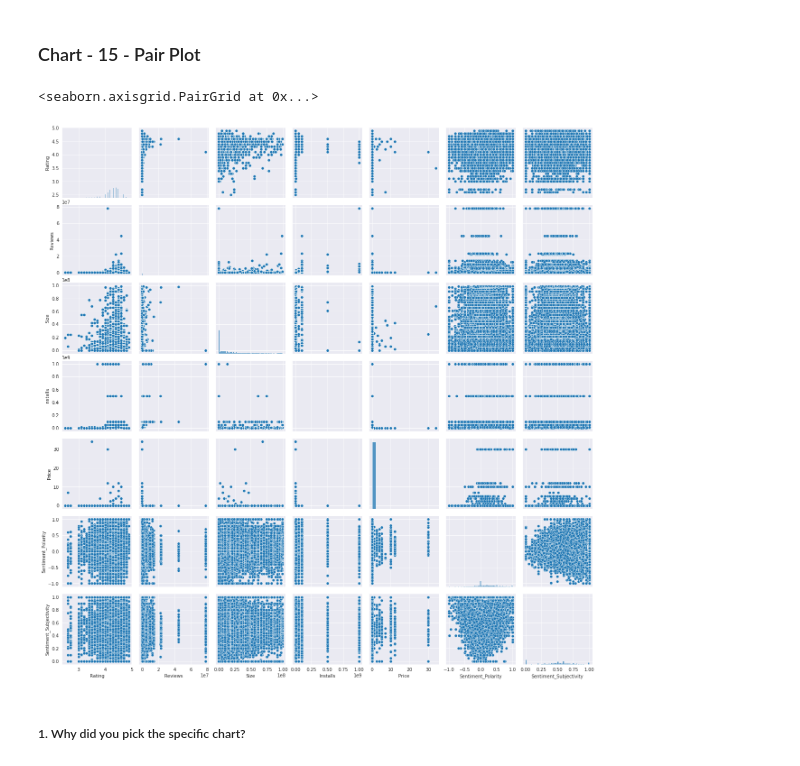
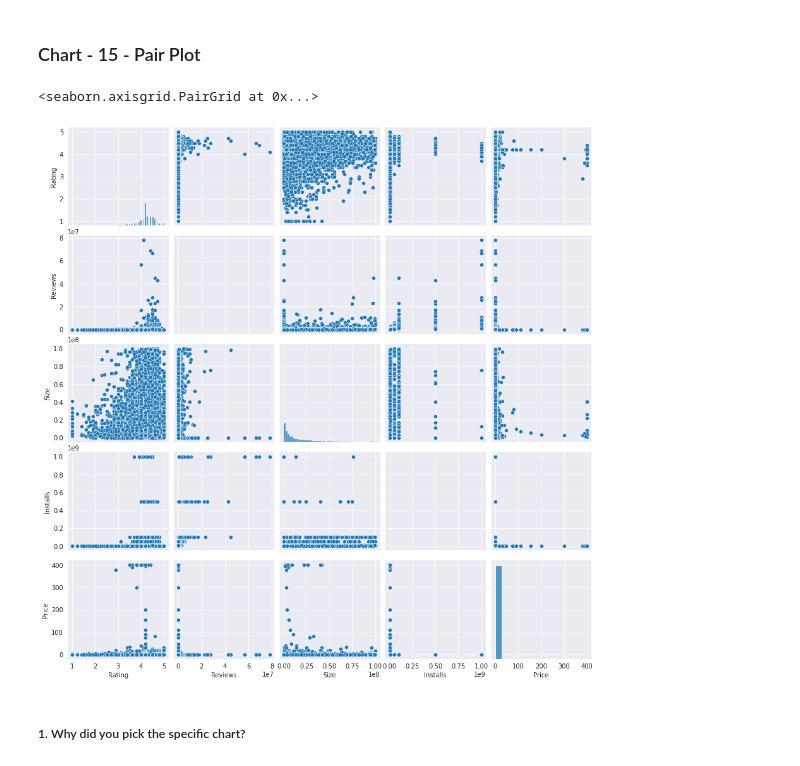
Before and after one commit to azizdafi/playstore-EDA, a Jupyter notebook: Copy_of_Final_Draft_Playstore_App_EDA_Submission_Sayed_Aziz1.ipynb, the cells around one changed output. Cells and saved outputs as stored; diff of their text form; code cells hidden in the pictures.

```diff
--- a/Copy_of_Final_Draft_Playstore_App_EDA_Submission_Sayed_Aziz1.ipynb
+++ b/Copy_of_Final_Draft_Playstore_App_EDA_Submission_Sayed_Aziz1.ipynb
@@ -958,10 +955,10 @@ This gained insights are very helpfull to grow a business as we can add the feat
 ### Chart - 15 - Pair Plot
 # %%
 # Pair Plot visualization code
-sns.pairplot(merge_df, diag_kind="hist")
+sns.pairplot(df, diag_kind="hist")
 # %% [output]
 <seaborn.axisgrid.PairGrid at 0x...>
-[figure, old version]
+[figure, new version]
 # %% [markdown]
 ##### 1. Why did you pick the specific chart?
 # %% [markdown]
```
Also changed, not shown: parts of 15 cells of this notebook.
